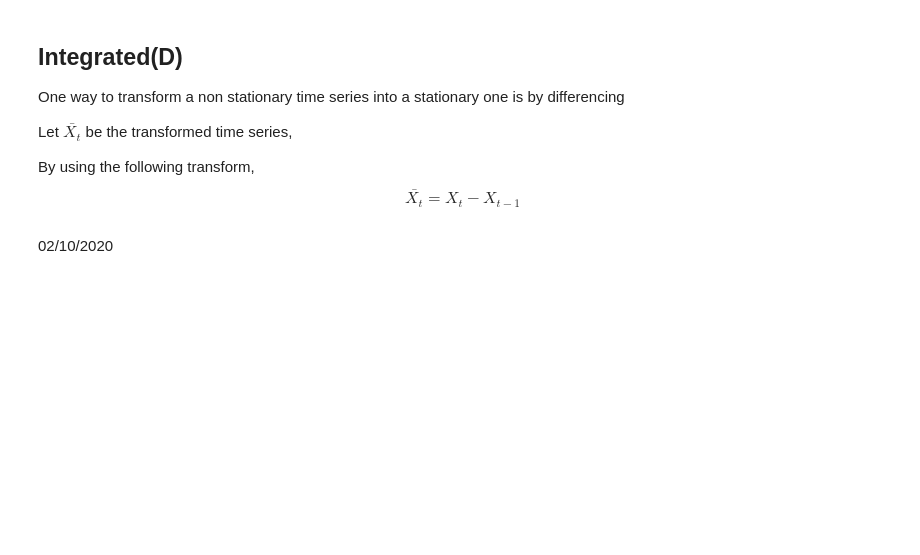
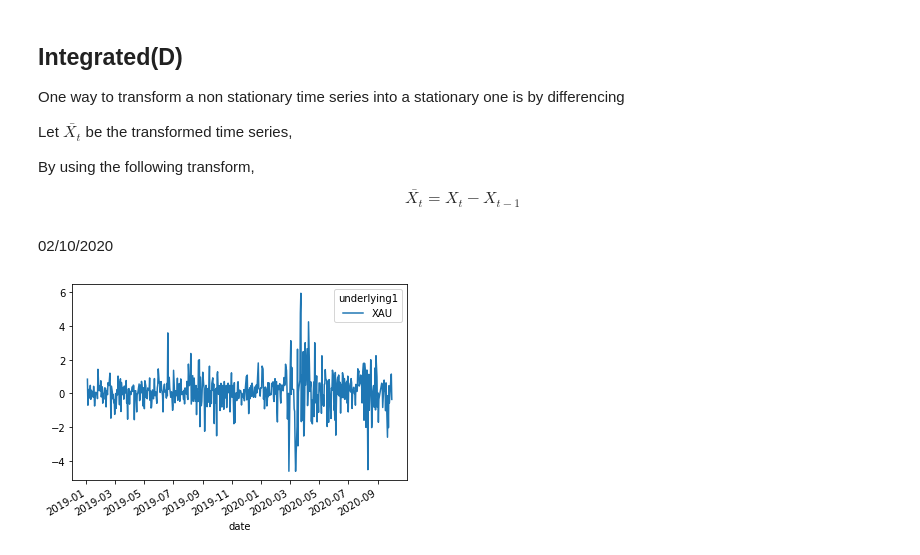
Before and after one commit to FranckNgN/Spot-prediction, a Jupyter notebook: report.ipynb, the cells around one changed output. Saved outputs shown, nothing was run; the diff lists cells and outputs as text; code cells hidden in the pictures; blank space fills up the shorter version.

```diff
--- a/report.ipynb
+++ b/report.ipynb
@@ -183,3 +184,9 @@ By using the following transform,
 $$\bar{X_t} = X_t - X_{t-1}$$
 # %% [markdown]
 02/10/2020
+# %%
+xauDiff = np.log(xau).dropna()
+result = xau.pct_change().dropna()*100
+result.plot();
+# %% [output]
+[figure, added]
```
Also changed, not shown: parts of 4 cells of this notebook.
